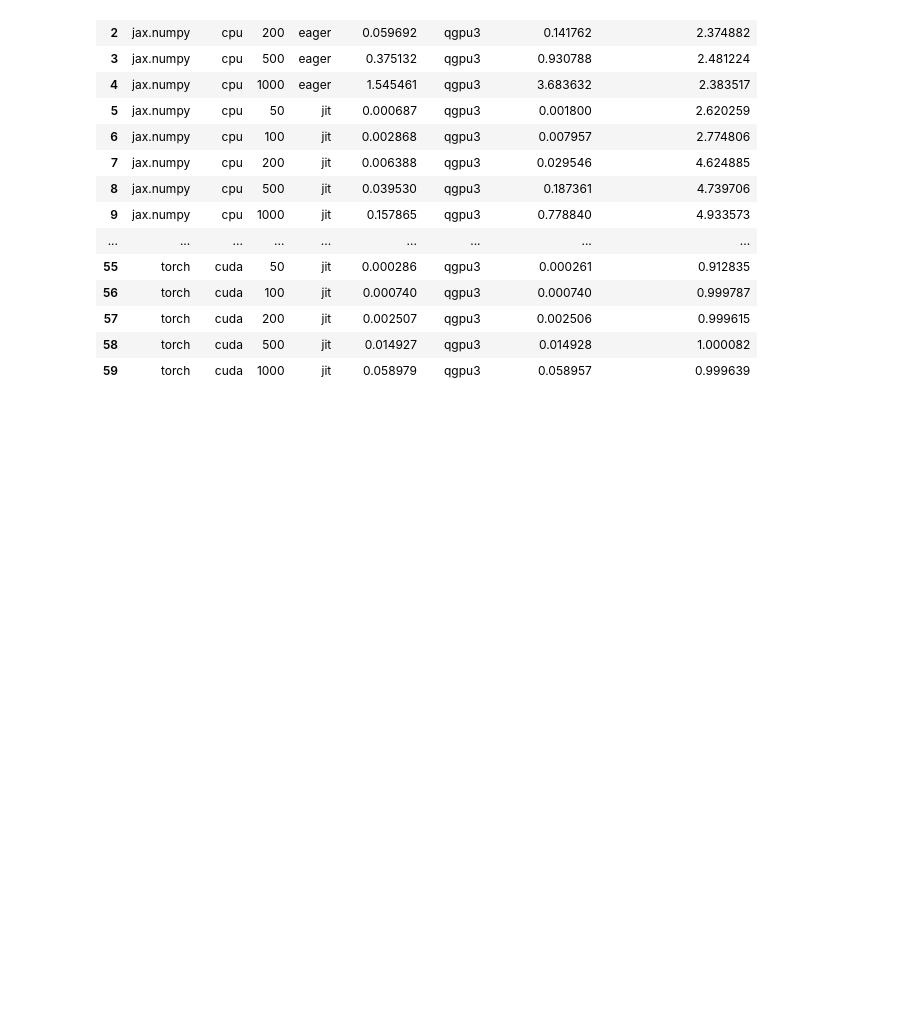
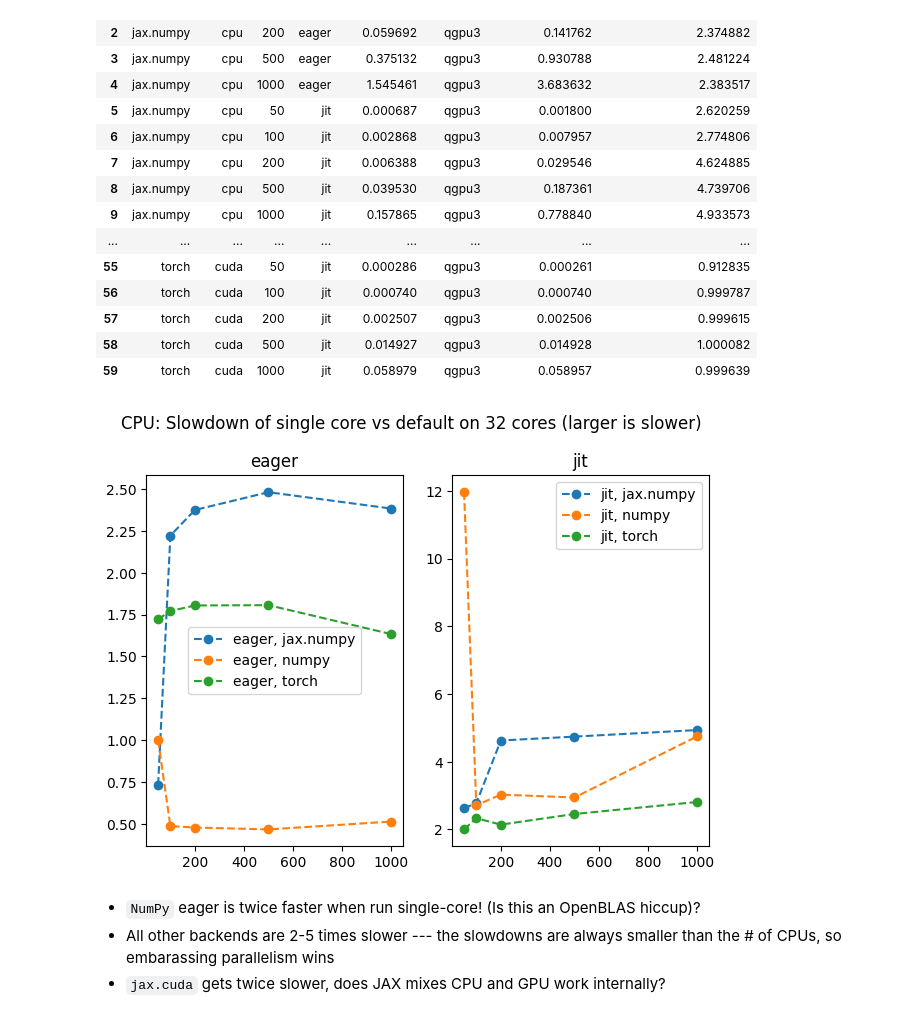
Before and after one commit to ev-br/bench_playground, a Jupyter notebook: viz.rbf.ipynb, the cells around one changed output. Cells and saved outputs as stored; diff of their text form; code cells hidden in the pictures; blank space fills up the shorter version.

Commit message:
BENCH: update the single-core benchmarks

```diff
--- a/viz.rbf.ipynb
+++ b/viz.rbf.ipynb
@@ -498,3 +498,30 @@ df__
 | 57 | torch | cuda | 200 | jit | 0.002507 | qgpu3 | 0.002506 | 0.999615 |
 | 58 | torch | cuda | 500 | jit | 0.014927 | qgpu3 | 0.014928 | 1.000082 |
 | 59 | torch | cuda | 1000 | jit | 0.058979 | qgpu3 | 0.058957 | 0.999639 |
+# %%
+fig, ax = plt.subplots(1, 2)
+plt.suptitle("CPU: Slowdown of single core vs default on 32 cores (larger is slower)")
+
+df_cpu = df__[df__.device == "cpu"].reset_index(drop=True)
+
+grp_dict = df_cpu.groupby(["machine", "jit", "backend"]).groups
+for key, idx in grp_dict.items():
+    this_df = df_cpu.iloc[idx]
+
+    r = {"eager": 0, "jit": 1}[key[1]]
+
+    ax[r].plot(this_df["N"], this_df["ratio single core / default"], 'o--', label=f"{key[1]}, {key[2]}")
+
+ax[0].legend()
+ax[1].legend()
+
+ax[0].set_title('eager')
+ax[1].set_title('jit')
+
+plt.tight_layout()
+# %% [output]
+[figure, added]
+# %% [markdown]
+- `NumPy` eager is twice faster when run single-core! (Is this an OpenBLAS hiccup)?
+- All other backends are 2-5 times slower --- the slowdowns are always smaller than the # of CPUs, so embarassing parallelism wins
+- `jax.cuda` gets twice slower, does JAX mixes CPU and GPU work internally?
```
